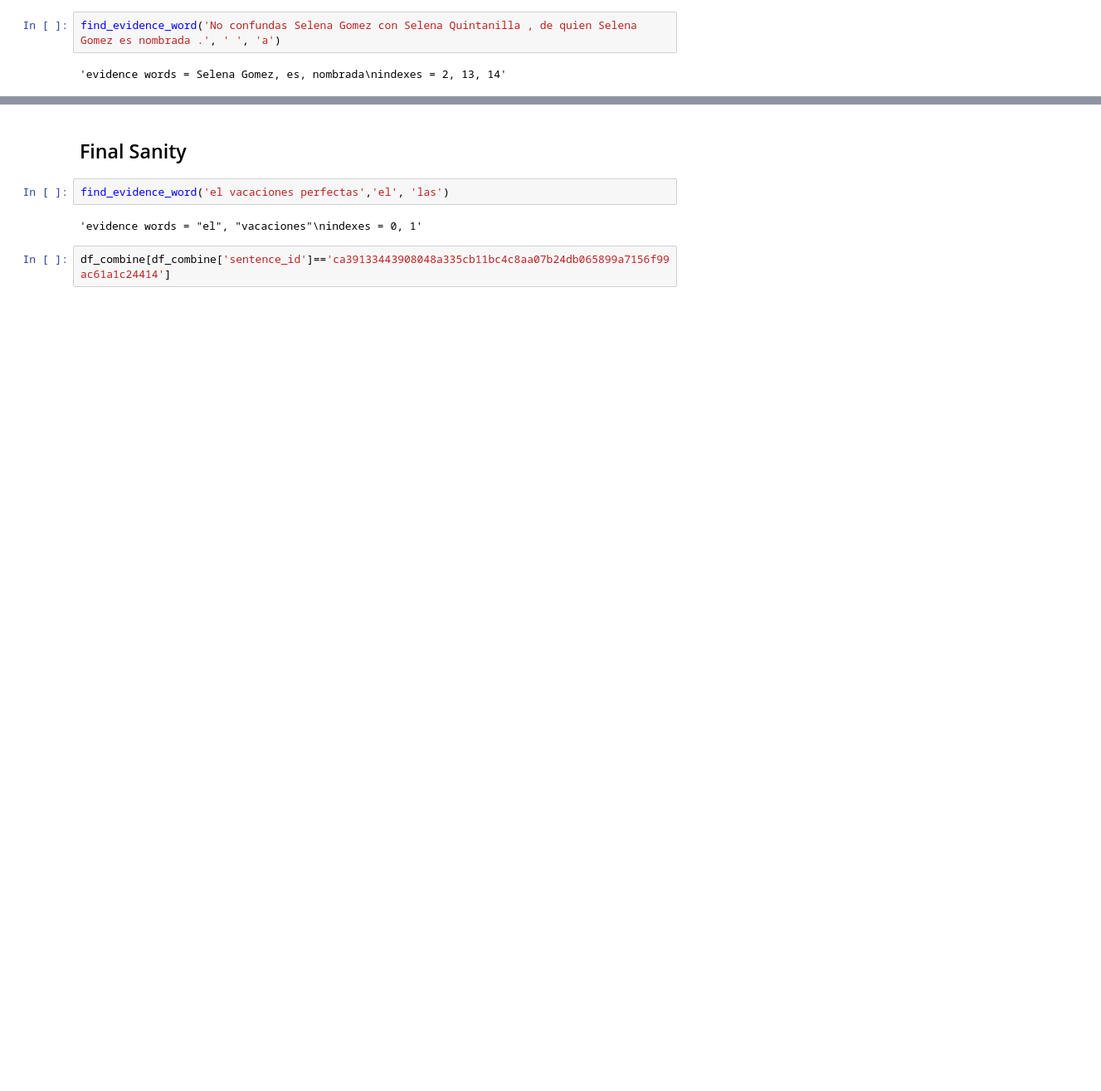
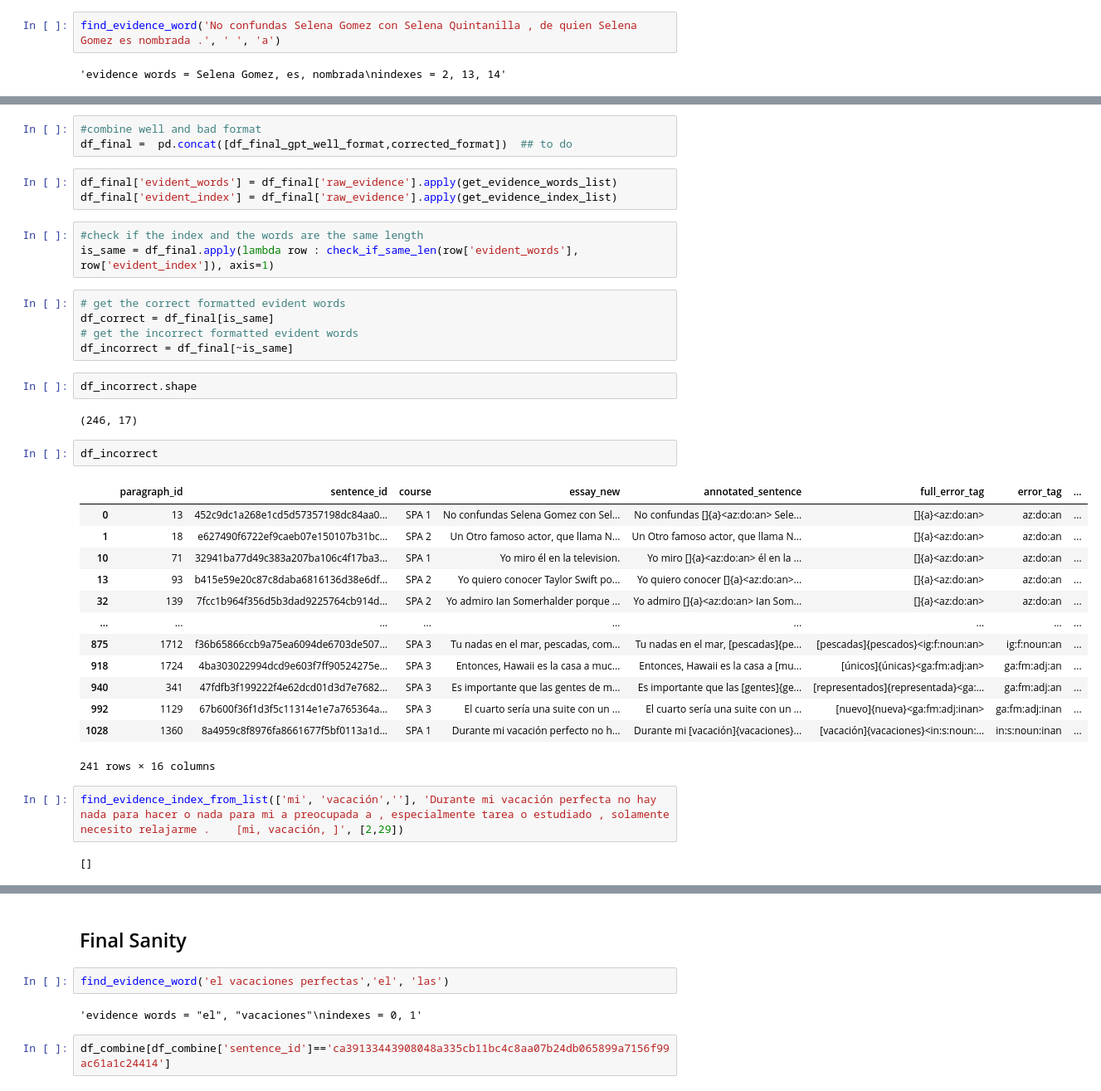
Before and after one commit to team-langbot/model_gec, a Jupyter notebook: EDA.ipynb, the cells around one changed output, grey strips where cells are left out. Shown at 83% size. Saved outputs shown, nothing was run; the diff lists cells and outputs as text; blank space fills up the shorter version.

```diff
--- a/EDA.ipynb
+++ b/EDA.ipynb
@@ -781 +979,39 @@ df_combine_test = pd.concat([df_combine.sample(n=10, random_state=1), df_combine
+# %%
+#combine well and bad format
+df_final =  pd.concat([df_final_gpt_well_format,corrected_format])  ## to do
+# %%
+df_final['evident_words'] = df_final['raw_evidence'].apply(get_evidence_words_list)
+df_final['evident_index'] = df_final['raw_evidence'].apply(get_evidence_index_list)
+# %%
+#check if the index and the words are the same length
+is_same = df_final.apply(lambda row : check_if_same_len(row['evident_words'], row['evident_index']), axis=1)
+# %%
+# get the correct formatted evident words
+df_correct = df_final[is_same]
+# get the incorrect formatted evident words
+df_incorrect = df_final[~is_same]
+# %%
+df_incorrect.shape
+# %% [output]
+(246, 17)
+# %%
+df_incorrect
+# %% [output]
+|  | paragraph_id | sentence_id | course | essay_new | annotated_sentence | full_error_tag | error_tag | ... |
+| 0 | 13 | 452c9dc1a268e1cd5d57357198dc84aa0... | SPA 1 | No confundas Selena Gomez con Sel... | No confundas []{a}<az:do:an> Sele... | []{a}<az:do:an> | az:do:an | ... |
+| 1 | 18 | e627490f6722ef9caeb07e150107b31bc... | SPA 2 | Un Otro famoso actor, que llama N... | Un Otro famoso actor, que llama N... | []{a}<az:do:an> | az:do:an | ... |
+| 10 | 71 | 32941ba77d49c383a207ba106c4f17ba3... | SPA 1 | Yo miro él en la television. | Yo miro []{a}<az:do:an> él en la ... | []{a}<az:do:an> | az:do:an | ... |
+| 13 | 93 | b415e59e20c87c8daba6816136d38e6df... | SPA 2 | Yo quiero conocer Taylor Swift po... | Yo quiero conocer []{a}<az:do:an>... | []{a}<az:do:an> | az:do:an | ... |
+| 32 | 139 | 7fcc1b964f356d5b3dad9225764cb914d... | SPA 2 | Yo admiro Ian Somerhalder porque ... | Yo admiro []{a}<az:do:an> Ian Som... | []{a}<az:do:an> | az:do:an | ... |
+| ... | ... | ... | ... | ... | ... | ... | ... | ... |
+| 875 | 1712 | f36b65866ccb9a75ea6094de6703de507... | SPA 3 | Tu nadas en el mar, pescadas, com... | Tu nadas en el mar, [pescadas]{pe... | [pescadas]{pescados}<ig:f:noun:an> | ig:f:noun:an | ... |
+| 918 | 1724 | 4ba303022994dcd9e603f7ff90524275e... | SPA 3 | Entonces, Hawaii es la casa a muc... | Entonces, Hawaii es la casa a [mu... | [únicos]{únicas}<ga:fm:adj:an> | ga:fm:adj:an | ... |
+| 940 | 341 | 47fdfb3f199222f4e62dcd01d3d7e7682... | SPA 3 | Es importante que las gentes de m... | Es importante que las [gentes]{ge... | [representados]{representada}<ga:... | ga:fm:adj:an | ... |
+| 992 | 1129 | 67b600f36f1d3f5c11314e1e7a765364a... | SPA 3 | El cuarto sería una suite con un ... | El cuarto sería una suite con un ... | [nuevo]{nueva}<ga:fm:adj:inan> | ga:fm:adj:inan | ... |
+| 1028 | 1360 | 8a4959c8f8976fa8661677f5bf0113a1d... | SPA 1 | Durante mi vacación perfecto no h... | Durante mi [vacación]{vacaciones}... | [vacación]{vacaciones}<in:s:noun:... | in:s:noun:inan | ... |
+241 rows × 16 columns
+# %%
+find_evidence_index_from_list(['mi', 'vacación',''], 'Durante mi vacación perfecta no hay nada para hacer o nada para mi a preocupada a , especialmente tarea o estudiado , solamente necesito relajarme .	[mi, vacación, ]', [2,29])
+# %% [output]
+[]
 # %%
```
Also changed, not shown: parts of 46 cells of this notebook, 12 other files.
